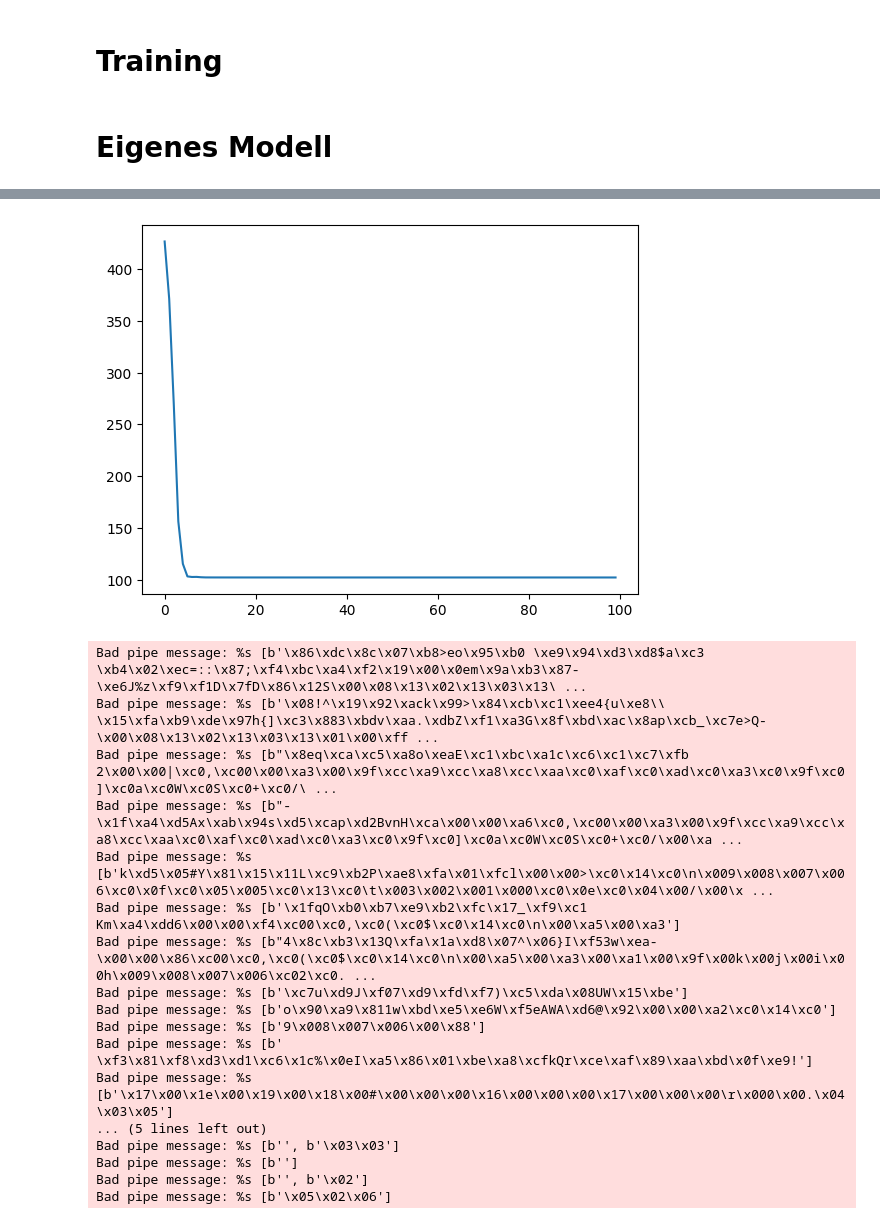
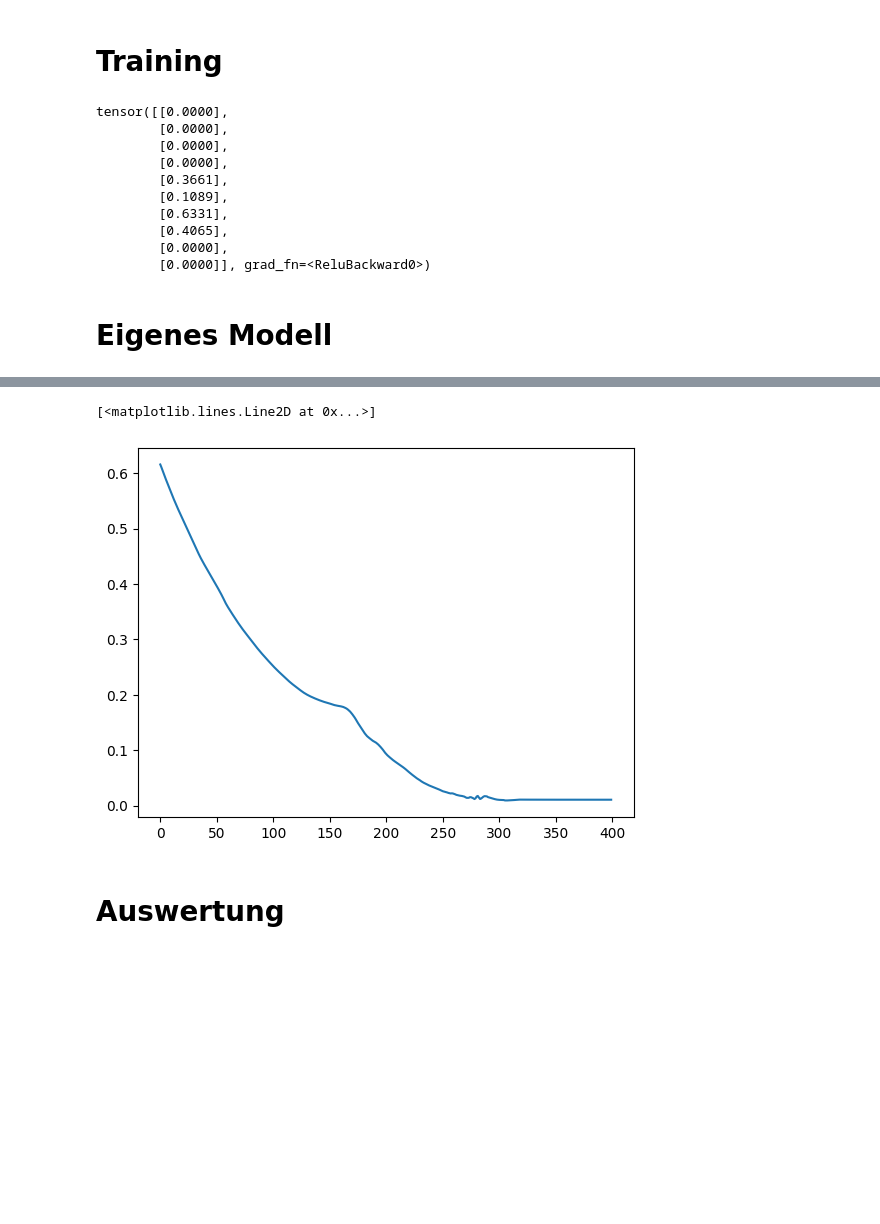
Before and after one commit to ronste1999/nn_aufgaben, a Jupyter notebook: car_details_nn.ipynb, the cells around one changed output, grey strips where cells are left out. Cells and saved outputs as stored; diff of their text form; code cells hidden in the pictures; blank space fills up the shorter version.

Commit message:
commit mit optimizer / scheduler

```diff
--- a/car_details_nn.ipynb
+++ b/car_details_nn.ipynb
@@ -119,3 +123,5 @@ KeyError: "['torque'] not found in axis"
+# %%
+df = df.drop(['model'], axis=1)
 # %%
 df.head()
 # %% [output]
@@ -128,5 +134,7 @@ df.head()
 # %%
 y = df['selling_price']
+import numpy as np
+y = np.log(y)
 x = df.drop('selling_price', axis=1)
 # %%
 from sklearn.preprocessing import StandardScaler
@@ -158,27 +158,27 @@ y_test = torch.tensor(y_test.values).float()
 class MySimpleNN(torch.nn.Module):   # MySimpleNN erbt von torch.nn.Module
 
      # Konstruktor
-    def __init__(self):
+    def __init__(self, input_size=11, hidden_size=(10, 20, 10), output_size=1):
         # Aufruf des Superkonstruktors von torch.nn.Module
         super(MySimpleNN, self).__init__()
         # Definition der Schichten
 
         # fc1 --> fully connected layer 1 von 12 auf 70 Neuronen
         # warum 12? --> 12 Features
-        self.fc1 = torch.nn.Linear(11, 70)
+        self.fc1 = torch.nn.Linear(input_size, hidden_size[0])
         # fc2 --> fully connected layer 2 von 70 auf 120 Neuronen
-        self.fc2 = torch.nn.Linear(70, 120)
+        self.fc2 = torch.nn.Linear(hidden_size[0], hidden_size[1])
         # fc3 --> fully connected layer 3 von 120 auf 30 Neuronen
-        self.fc3 = torch.nn.Linear(120, 30)
+        self.fc3 = torch.nn.Linear(hidden_size[1], hidden_size[2])
         # fc4 --> fully connected layer 4 von 30 auf 1 Neuronen
         # Warum 1 Neuron? --> 1 Output, wir lesen da den Alkoholgehahlt aus
-        self.fc4 = torch.nn.Linear(30, 1)
+        self.fc4 = torch.nn.Linear(hidden_size[2], output_size)
 
         # Batch Normalization
         # 70, 120, 30 sind die Anzahl der Neuronen in den Schichten
-        self.bn1 = torch.nn.BatchNorm1d(70)
-        self.bn2 = torch.nn.BatchNorm1d(120)
-        self.bn3 = torch.nn.BatchNorm1d(30)
+        self.bn1 = torch.nn.BatchNorm1d(hidden_size[0])
+        self.bn2 = torch.nn.BatchNorm1d(hidden_size[1])
+        self.bn3 = torch.nn.BatchNorm1d(hidden_size[2])
 
 
     # forward Methode -> Forward Propagation
@@ -214,6 +214,21 @@ def get_batch(x, y, batch_size):
     for i in range(0, len(x), batch_size):
         # yield: gibt den Wert zurück, aber merkt sich den aktuellen Zustand
         yield x[i:i+batch_size], y[i:i+batch_size]
+# %%
+xb , yb = next(get_batch(x_train, y_train, 10))
+model = MySimpleNN()
+print(model(xb))
+# %% [output]
+tensor([[0.0000],
+        [0.0000],
+        [0.0000],
+        [0.0000],
+        [0.3661],
+        [0.1089],
+        [0.6331],
+        [0.4065],
+        [0.0000],
+        [0.0000]], grad_fn=<ReluBackward0>)
 # %% [markdown]
 # Eigenes Modell
 # %%
@@ -227,28 +242,29 @@ batch_size=256
 # Mean Squared Error
 # die Lossfunction von Pytorch müssen erstmal erstellt werden mit ()
 loss_fn = torch.nn.MSELoss()
+optimizer = torch.optim.Adam(model.parameters(), lr=lr)
+#optimizer = torch.optim.SGD(model.parameters(), lr=lr, momentum=0.9)
+scheduler = torch.optim.lr_scheduler.ReduceLROnPlateau(optimizer, mode='min',factor=0.1, patience=10)
 
 def train(xb, yb):
     y_hat=model(xb)
     loss = loss_fn(y_hat, yb)
     loss.backward()
-    with torch.no_grad():
-        # Iteration über alle Parameter im Modell
-        for param in model.parameters():
-            # Backpropagation, d.h. die Veränderung der Gewichte in Abhängigkeit der Ableitung
-            param -= lr * param.grad
-        # Alle Gradients im Modell werden auf 0 gesetzt
-        model.zero_grad()
+    optimizer.step()
     return loss.item()
 
 losses=[]
 # import tqdm notebook
-for epoch in (range(100)):
+for epoch in (range(400)):
     loss_sum=0
     # Iteration über alle Batches
     for xb, yb in get_batch(x_train, y_train, batch_size):
         loss_sum += train(xb, yb)
+    loss_epoch = loss_sum/len(x_train)
     losses.append(loss_sum/len(x_train))
+    scheduler.step(loss_epoch)
+    if epoch % 10 == 0:
+        print("Epoch: ", epoch, "Loss: ", loss_epoch, "LR: ", optimizer.param_groups[0]['lr'])
 
 #plot
 import matplotlib.pyplot as plt
@@ -258,18 +290,4 @@ plt.plot(losses)
+[<matplotlib.lines.Line2D at 0x...>]
-[figure, old version]
+[figure, new version]
-Bad pipe message: %s [b'\x86\xdc\x8c\x07\xb8>eo\x95\xb0 \xe9\x94\xd3\xd8$a\xc3 \xb4\x02\xec=::\x87;\xf4\xbc\xa4\xf2\x19\x00\x0em\x9a\xb3\x87-\xe6J%z\xf9\xf1D\x7fD\x86\x12S\x00\x08\x13\x02\x13\x03\x13\ ...
-Bad pipe message: %s [b'\x08!^\x19\x92\xack\x99>\x84\xcb\xc1\xee4{u\xe8\\ \x15\xfa\xb9\xde\x97h{]\xc3\x883\xbdv\xaa.\xdbZ\xf1\xa3G\x8f\xbd\xac\x8ap\xcb_\xc7e>Q-\x00\x08\x13\x02\x13\x03\x13\x01\x00\xff ...
-Bad pipe message: %s [b"\x8eq\xca\xc5\xa8o\xeaE\xc1\xbc\xa1c\xc6\xc1\xc7\xfb 2\x00\x00|\xc0,\xc00\x00\xa3\x00\x9f\xcc\xa9\xcc\xa8\xcc\xaa\xc0\xaf\xc0\xad\xc0\xa3\xc0\x9f\xc0]\xc0a\xc0W\xc0S\xc0+\xc0/\ ...
-Bad pipe message: %s [b"-\x1f\xa4\xd5Ax\xab\x94s\xd5\xcap\xd2BvnH\xca\x00\x00\xa6\xc0,\xc00\x00\xa3\x00\x9f\xcc\xa9\xcc\xa8\xcc\xaa\xc0\xaf\xc0\xad\xc0\xa3\xc0\x9f\xc0]\xc0a\xc0W\xc0S\xc0+\xc0/\x00\xa ...
-Bad pipe message: %s [b'k\xd5\x05#Y\x81\x15\x11L\xc9\xb2P\xae8\xfa\x01\xfcl\x00\x00>\xc0\x14\xc0\n\x009\x008\x007\x006\xc0\x0f\xc0\x05\x005\xc0\x13\xc0\t\x003\x002\x001\x000\xc0\x0e\xc0\x04\x00/\x00\x ...
-Bad pipe message: %s [b'\x1fqO\xb0\xb7\xe9\xb2\xfc\x17_\xf9\xc1 Km\xa4\xdd6\x00\x00\xf4\xc00\xc0,\xc0(\xc0$\xc0\x14\xc0\n\x00\xa5\x00\xa3']
-Bad pipe message: %s [b"4\x8c\xb3\x13Q\xfa\x1a\xd8\x07^\x06}I\xf53w\xea-\x00\x00\x86\xc00\xc0,\xc0(\xc0$\xc0\x14\xc0\n\x00\xa5\x00\xa3\x00\xa1\x00\x9f\x00k\x00j\x00i\x00h\x009\x008\x007\x006\xc02\xc0. ...
-Bad pipe message: %s [b'\xc7u\xd9J\xf07\xd9\xfd\xf7)\xc5\xda\x08UW\x15\xbe']
-Bad pipe message: %s [b'o\x90\xa9\x811w\xbd\xe5\xe6W\xf5eAWA\xd6@\x92\x00\x00\xa2\xc0\x14\xc0']
-Bad pipe message: %s [b'9\x008\x007\x006\x00\x88']
-Bad pipe message: %s [b' \xf3\x81\xf8\xd3\xd1\xc6\x1c%\x0eI\xa5\x86\x01\xbe\xa8\xcfkQr\xce\xaf\x89\xaa\xbd\x0f\xe9!']
-Bad pipe message: %s [b'\x17\x00\x1e\x00\x19\x00\x18\x00#\x00\x00\x00\x16\x00\x00\x00\x17\x00\x00\x00\r\x000\x00.\x04\x03\x05']
-... (5 lines left out)
-Bad pipe message: %s [b'', b'\x03\x03']
-Bad pipe message: %s [b'']
-Bad pipe message: %s [b'', b'\x02']
-Bad pipe message: %s [b'\x05\x02\x06']
+# %% [markdown]
+# Auswertung
```
Also changed, not shown: parts of 14 cells of this notebook, 1 other file.
